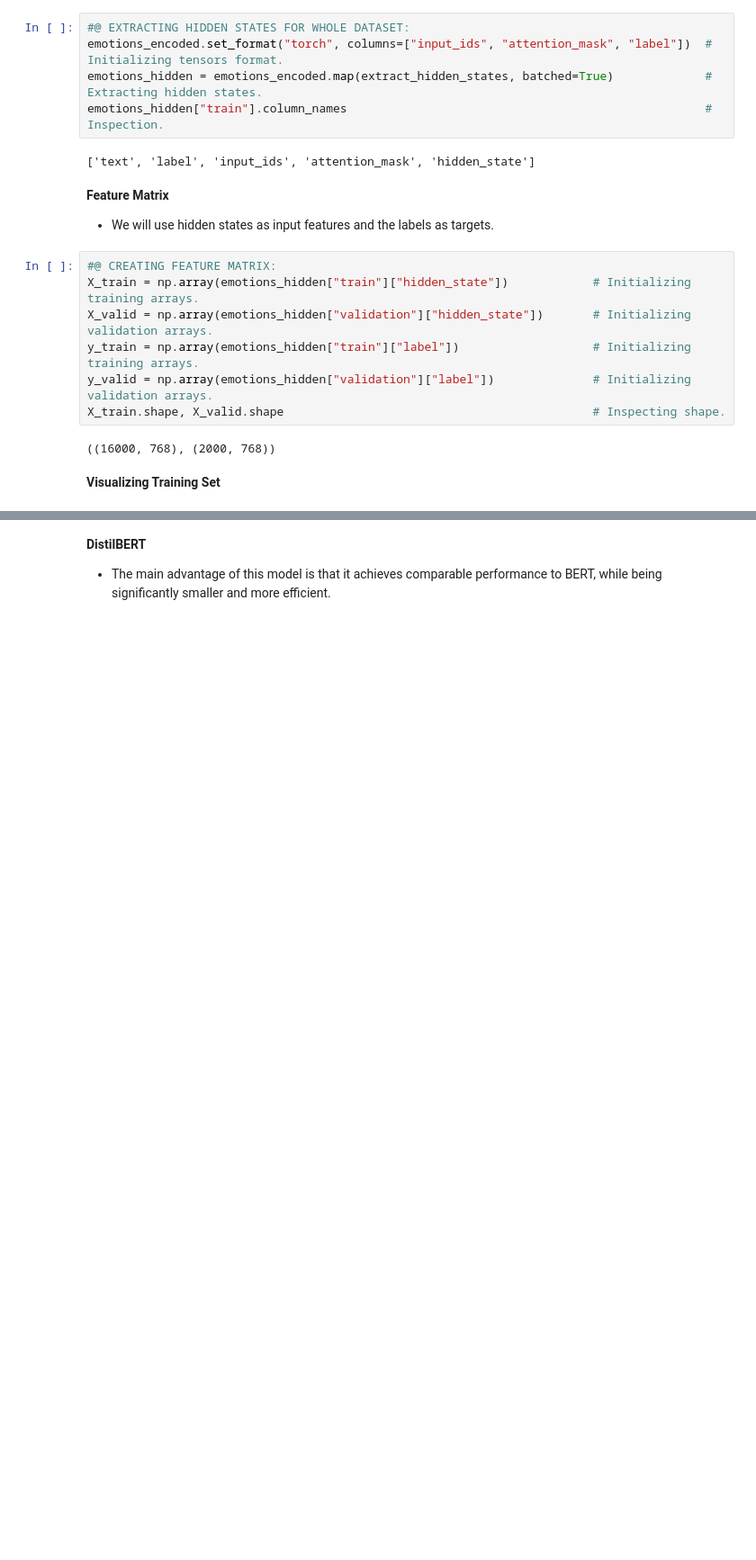
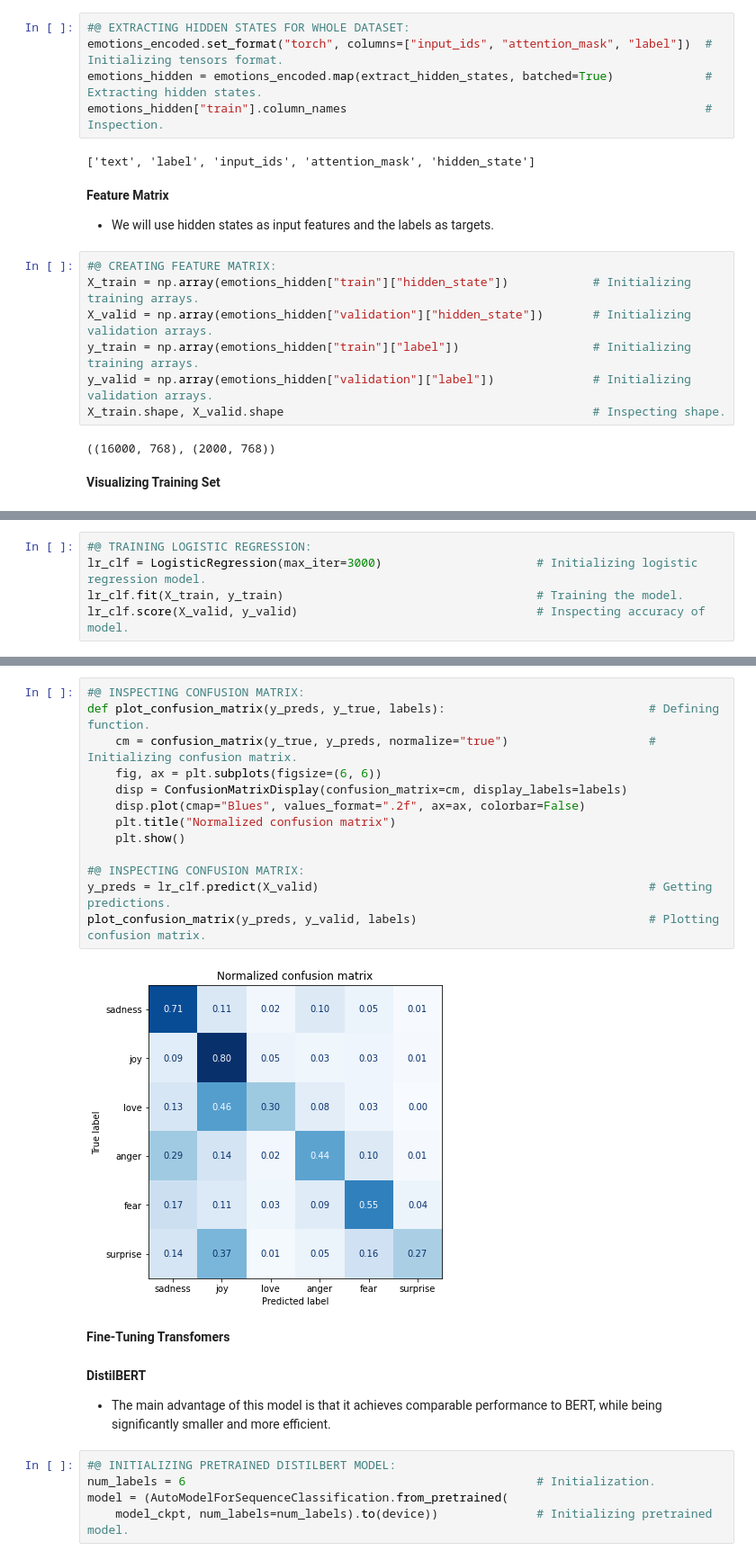
Before and after one commit to ThinamXx/Transformers_NLP, a Jupyter notebook: 02. NLP with Transformers/02. Text Classification/Text Classification.ipynb, the cells around one changed output, grey strips where cells are left out. Shown at 90% size. Cells and saved outputs as stored; diff of their text form; blank space fills up the shorter version.

```diff
--- a/02. NLP with Transformers/02. Text Classification/Text Classification.ipynb
+++ b/02. NLP with Transformers/02. Text Classification/Text Classification.ipynb
@@ -348,0 +354,5 @@ plt.show()
+# %%
+#@ TRAINING LOGISTIC REGRESSION:
+lr_clf = LogisticRegression(max_iter=3000)                      # Initializing logistic regression model.
+lr_clf.fit(X_train, y_train)                                    # Training the model.
+lr_clf.score(X_valid, y_valid)                                  # Inspecting accuracy of model.
@@ -349,3 +368,25 @@ plt.show()
+# %%
+#@ INSPECTING CONFUSION MATRIX:
+def plot_confusion_matrix(y_preds, y_true, labels):                             # Defining function.
+    cm = confusion_matrix(y_true, y_preds, normalize="true")                    # Initializing confusion matrix.
+    fig, ax = plt.subplots(figsize=(6, 6))
+    disp = ConfusionMatrixDisplay(confusion_matrix=cm, display_labels=labels)
+    disp.plot(cmap="Blues", values_format=".2f", ax=ax, colorbar=False)
+    plt.title("Normalized confusion matrix")
+    plt.show()
+
+#@ INSPECTING CONFUSION MATRIX:
+y_preds = lr_clf.predict(X_valid)                                               # Getting predictions.
+plot_confusion_matrix(y_preds, y_valid, labels)                                 # Plotting confusion matrix.
+# %% [output]
+[figure, added]
+# %% [markdown]
+**Fine-Tuning Transfomers**
 # %% [markdown]
 **DistilBERT**
 - The main advantage of this model is that it achieves comparable performance to BERT, while being significantly smaller and more efficient.
+# %%
+#@ INITIALIZING PRETRAINED DISTILBERT MODEL:
+num_labels = 6                                                  # Initialization.
+model = (AutoModelForSequenceClassification.from_pretrained(
+    model_ckpt, num_labels=num_labels).to(device))              # Initializing pretrained model.
```
Also changed, not shown: parts of 19 cells of this notebook.
